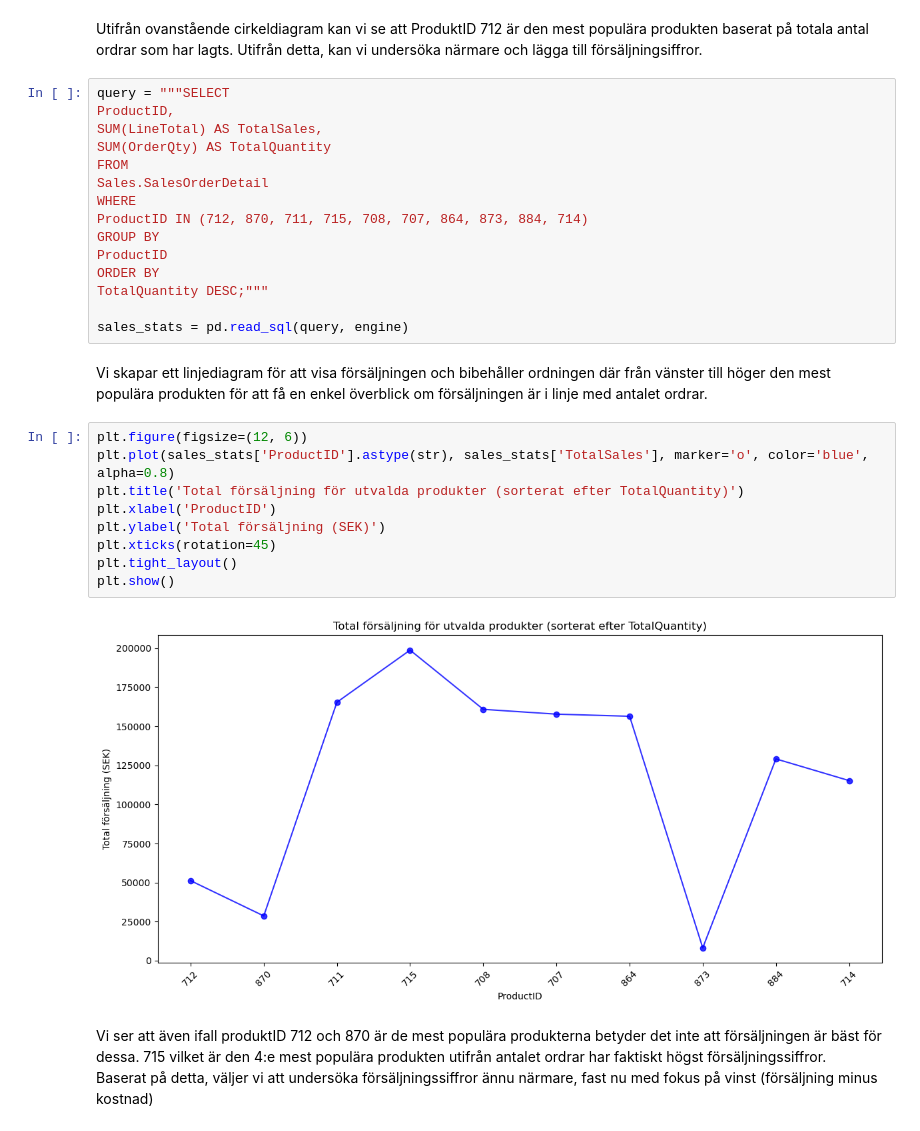
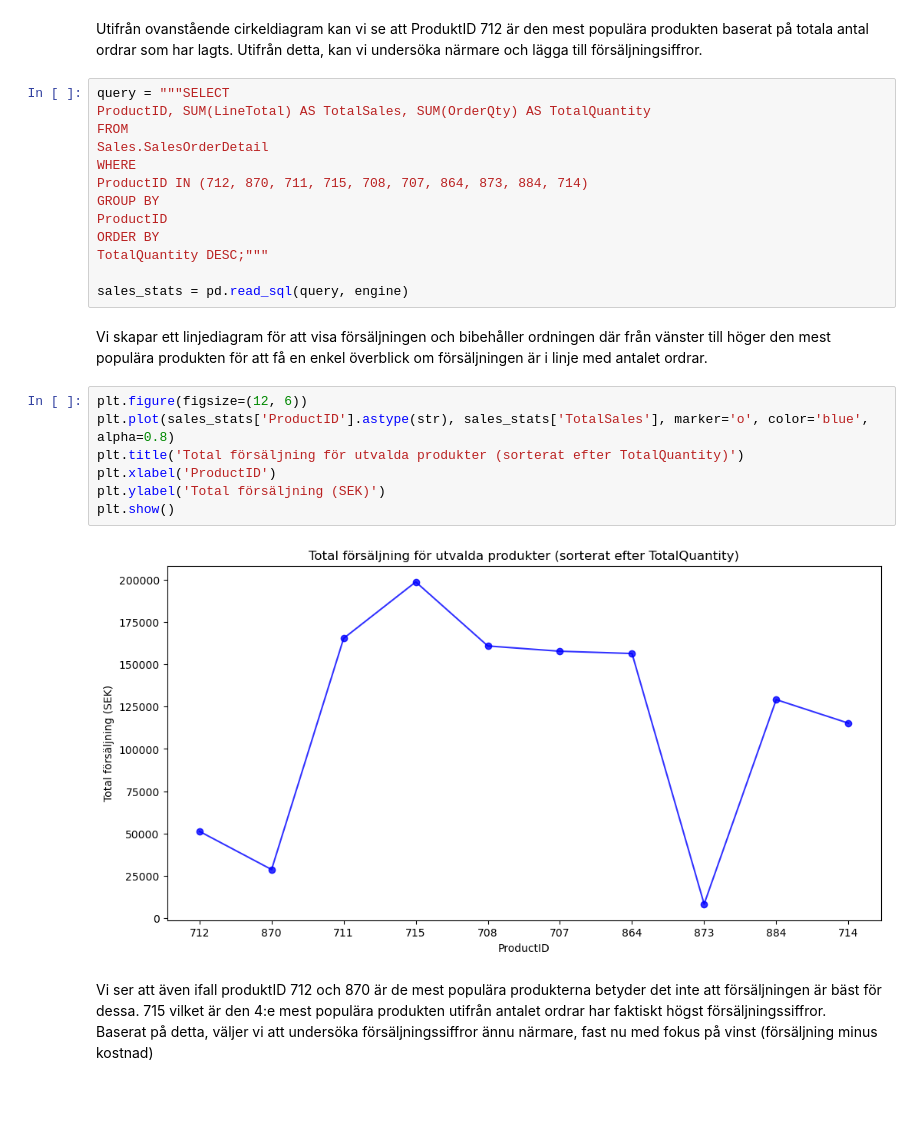
Before and after one commit to salojoakim/DataScience, a Jupyter notebook: Kunskapksontroll_SQL/Kunskapskontroll_SQL.ipynb, the cells around one changed output. Saved outputs shown, nothing was run; the diff lists cells and outputs as text; blank space fills up the shorter version.

```diff
--- a/Kunskapksontroll_SQL/Kunskapskontroll_SQL.ipynb
+++ b/Kunskapksontroll_SQL/Kunskapskontroll_SQL.ipynb
@@ -215,9 +188,7 @@ plt.show()
 Utifrån ovanstående cirkeldiagram kan vi se att ProduktID 712 är den mest populära produkten baserat på totala antal ordrar som har lagts. Utifrån detta, kan vi undersöka närmare och lägga till försäljningsiffror.
 # %%
 query = """SELECT
-ProductID,
-SUM(LineTotal) AS TotalSales,
-SUM(OrderQty) AS TotalQuantity
+ProductID, SUM(LineTotal) AS TotalSales, SUM(OrderQty) AS TotalQuantity
 FROM
 Sales.SalesOrderDetail
 WHERE
@@ -233,14 +204,12 @@ Vi skapar ett linjediagram för att visa försäljningen och bibehåller ordning
 # %%
 plt.figure(figsize=(12, 6))
 plt.plot(sales_stats['ProductID'].astype(str), sales_stats['TotalSales'], marker='o', color='blue', alpha=0.8)
 plt.title('Total försäljning för utvalda produkter (sorterat efter TotalQuantity)')
 plt.xlabel('ProductID')
 plt.ylabel('Total försäljning (SEK)')
-plt.xticks(rotation=45)
-plt.tight_layout()
 plt.show()
 # %% [output]
-[figure, old version]
+[figure, new version]
 # %% [markdown]
 Vi ser att även ifall produktID 712 och 870 är de mest populära produkterna betyder det inte att försäljningen är bäst för dessa. 715 vilket är den 4:e mest populära produkten utifrån antalet ordrar har faktiskt högst försäljningssiffror.<br>
 Baserat på detta, väljer vi att undersöka försäljningssiffror ännu närmare, fast nu med fokus på vinst (försäljning minus kostnad)
```
Also changed, not shown: parts of 26 cells of this notebook.
